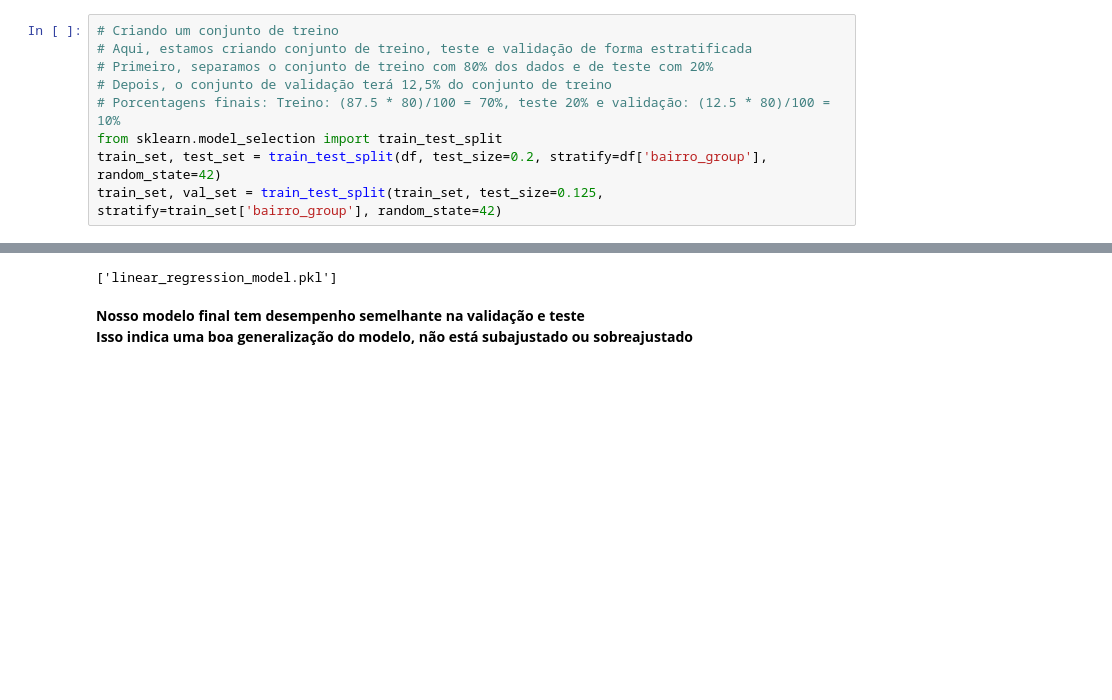
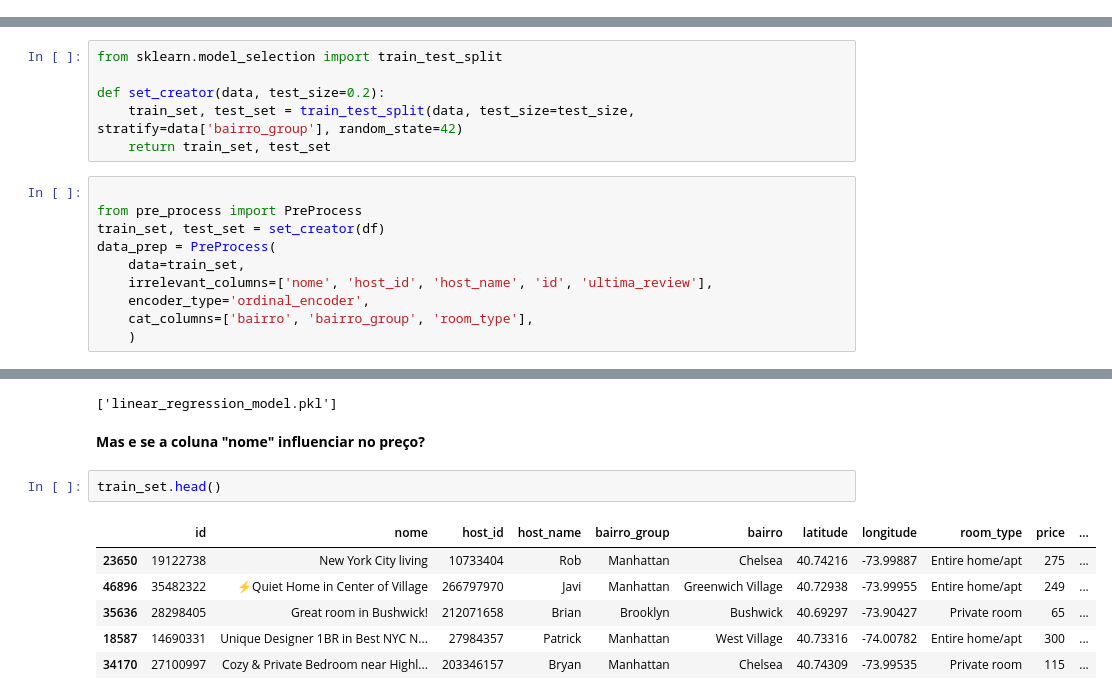
Before and after one commit to gdac7/lighthouse, a Jupyter notebook: train.ipynb, the cells around one changed output, grey strips where cells are left out. Cells and saved outputs as stored; diff of their text form; blank space fills up the shorter version.

Commit message:
training finished and main.py done

```diff
--- a/train.ipynb
+++ b/train.ipynb
@@ -23,9 +0,0 @@ df[['bairro', 'bairro_group']]
-# %%
-# Criando um conjunto de treino
-# Aqui, estamos criando conjunto de treino, teste e validação de forma estratificada
-# Primeiro, separamos o conjunto de treino com 80% dos dados e de teste com 20%
-# Depois, o conjunto de validação terá 12,5% do conjunto de treino
-# Porcentagens finais: Treino: (87.5 * 80)/100 = 70%, teste 20% e validação: (12.5 * 80)/100 = 10%
-from sklearn.model_selection import train_test_split
-train_set, test_set = train_test_split(df, test_size=0.2, stratify=df['bairro_group'], random_state=42)
-train_set, val_set = train_test_split(train_set, test_size=0.125, stratify=train_set['bairro_group'], random_state=42)
@@ -284,0 +15,16 @@ np.float64(39.02888844591703)
+# %%
+from sklearn.model_selection import train_test_split
+
+def set_creator(data, test_size=0.2):
+    train_set, test_set = train_test_split(data, test_size=test_size, stratify=data['bairro_group'], random_state=42)
+    return train_set, test_set
+# %%
+
+from pre_process import PreProcess
+train_set, test_set = set_creator(df)
+data_prep = PreProcess(
+    data=train_set,
+    irrelevant_columns=['nome', 'host_id', 'host_name', 'id', 'ultima_review'],
+    encoder_type='ordinal_encoder',
+    cat_columns=['bairro', 'bairro_group', 'room_type'],
+    )
@@ -287,6 +213,14 @@ import joblib
 joblib.dump(final_model, "linear_regression_model.pkl")
 # %% [output]
 ['linear_regression_model.pkl']
-# %% [markdown]
-**Nosso modelo final tem desempenho semelhante na validação e teste**
-**Isso indica uma boa generalização do modelo, não está subajustado ou sobreajustado**
+# %% [markdown]
+**Mas e se a coluna "nome" influenciar no preço?**
+# %%
+train_set.head()
+# %% [output]
+|  | id | nome | host_id | host_name | bairro_group | bairro | latitude | longitude | room_type | price | ... |
+| 23650 | 19122738 | New York City living | 10733404 | Rob | Manhattan | Chelsea | 40.74216 | -73.99887 | Entire home/apt | 275 | ... |
+| 46896 | 35482322 | ⚡Quiet Home in Center of Village | 266797970 | Javi | Manhattan | Greenwich Village | 40.72938 | -73.99955 | Entire home/apt | 249 | ... |
+| 35636 | 28298405 | Great room in Bushwick! | 212071658 | Brian | Brooklyn | Bushwick | 40.69297 | -73.90427 | Private room | 65 | ... |
+| 18587 | 14690331 | Unique Designer 1BR in Best NYC N... | 27984357 | Patrick | Manhattan | West Village | 40.73316 | -74.00782 | Entire home/apt | 300 | ... |
+| 34170 | 27100997 | Cozy & Private Bedroom near Highl... | 203346157 | Bryan | Manhattan | Chelsea | 40.74309 | -73.99535 | Private room | 115 | ... |
```
Also changed, not shown: parts of 70 cells of this notebook, 5 other files.
